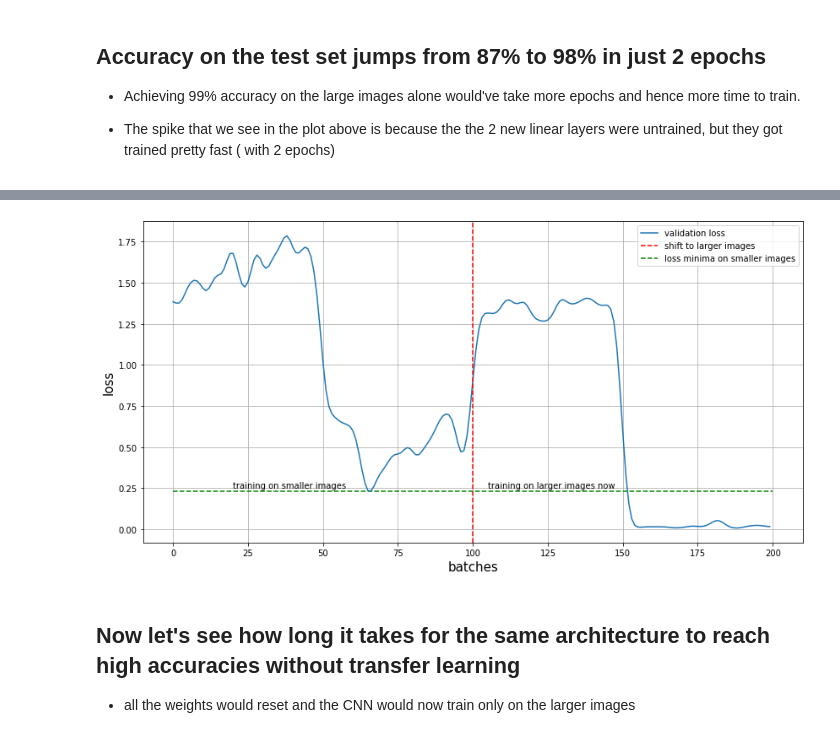
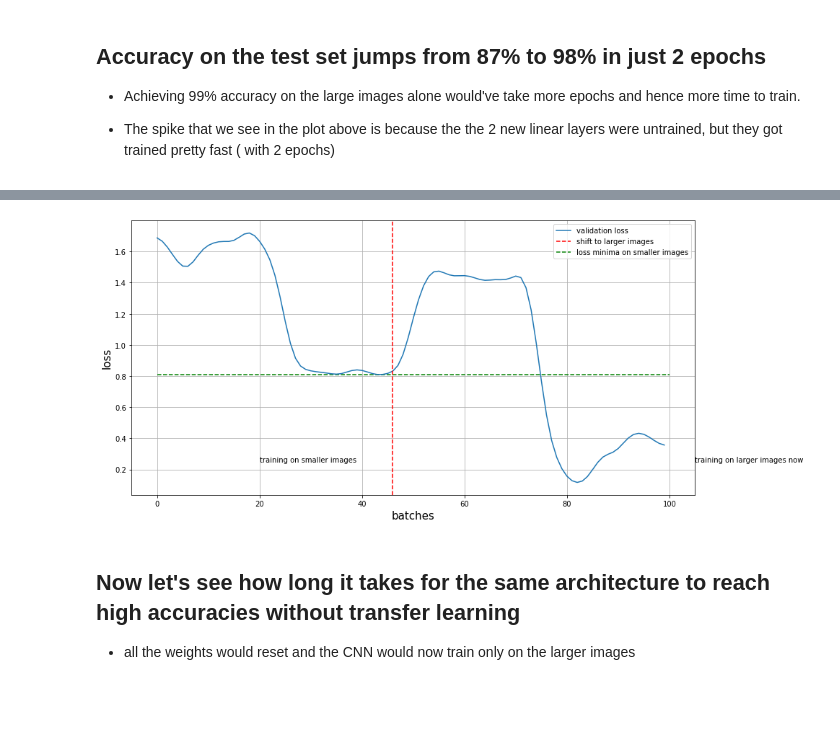
Before and after one commit to Mayukhdeb/adventures-with-augmentation, a Jupyter notebook: c_elegans_lifecycle.ipynb, the cells around one changed output, grey strips where cells are left out. Saved outputs shown, nothing was run; the diff lists cells and outputs as text; code cells hidden in the pictures; blank space fills up the shorter version.

```diff
--- a/c_elegans_lifecycle.ipynb
+++ b/c_elegans_lifecycle.ipynb
@@ -218,6 +212,6 @@ arr_big = load_numpy_arrays(big_paths)
 # %% [markdown]
 ## Viewing a sample from each of the four categories.
 # %%
-view_samples_from_training_data(arr_smol, 401)
+view_samples_from_training_data(arr_smol, 1434)
 view_samples_from_training_data(arr_big, 400)
 # %% [output]
@@ -267,4 +306,4 @@ def preprocess_to_tensors_for_training(np_array, batch_size):
 # %%
-train_loader_smol, val_loader_smol = preprocess_to_tensors_for_training(arr_smol, 36)
-train_loader_big, val_loader_big = preprocess_to_tensors_for_training(arr_big, 36)
+train_loader_smol, val_loader_smol = preprocess_to_tensors_for_training(arr_smol, 240, 24)
+train_loader_big, val_loader_big = preprocess_to_tensors_for_training(arr_big, 80, 8)
 # %% [output]
@@ -447,19 +488,18 @@ Accuracy =  98.0 %
 # %%
 ysmoothed = gaussian_filter1d(val_losses, sigma=2)
 plt.figure(figsize=(14,7))
 plt.plot(ysmoothed, label = "validation loss")
-plt.hlines(min(ysmoothed[:100]), 0, len(val_losses), linestyle = "--", colors= "green", label = "loss minima on smaller images")
-plt.axvline(x=100, color = "red", linestyle = "--", label = "shift to larger images")
+plt.hlines(min(ysmoothed[:46]), 0, len(val_losses), linestyle = "--", colors= "green", label = "loss minima on smaller images")
+plt.axvline(x=46, color = "red", linestyle = "--", label = "shift to larger images")
 plt.text(105, 0.25, r'training on larger images now', fontsize=10)
 plt.text(20, 0.25, r'training on smaller images', fontsize=10)
-
 plt.xlabel("batches", fontsize = 15)
 plt.ylabel("loss", fontsize = 15)
 plt.grid()
 plt.legend()
 plt.show()
 # %% [output]
-[figure, old version]
+[figure, new version]
 # %% [markdown]
 ## Now let's see how long it takes for the same architecture to reach high accuracies without transfer learning
 * all the weights would reset and the CNN would now train only on the larger images
```
Also changed, not shown: parts of 26 cells of this notebook, 2 other files.
